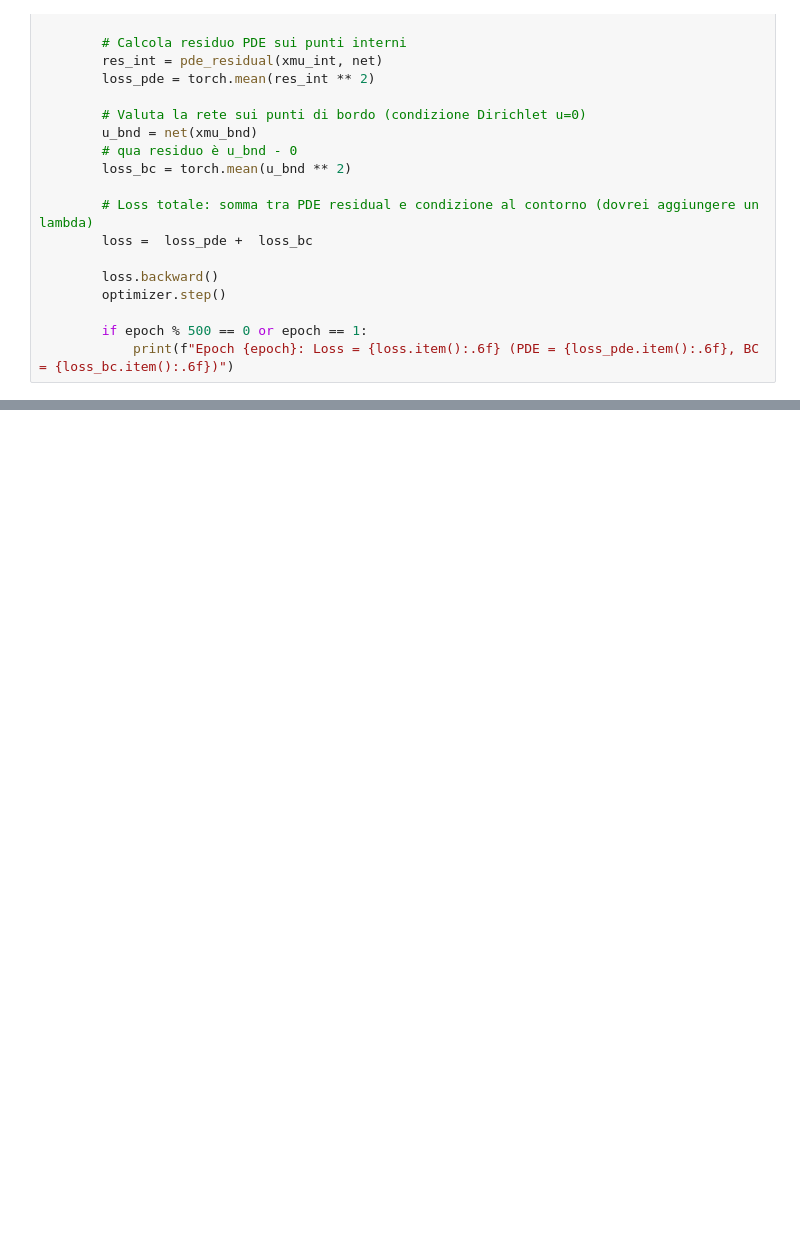
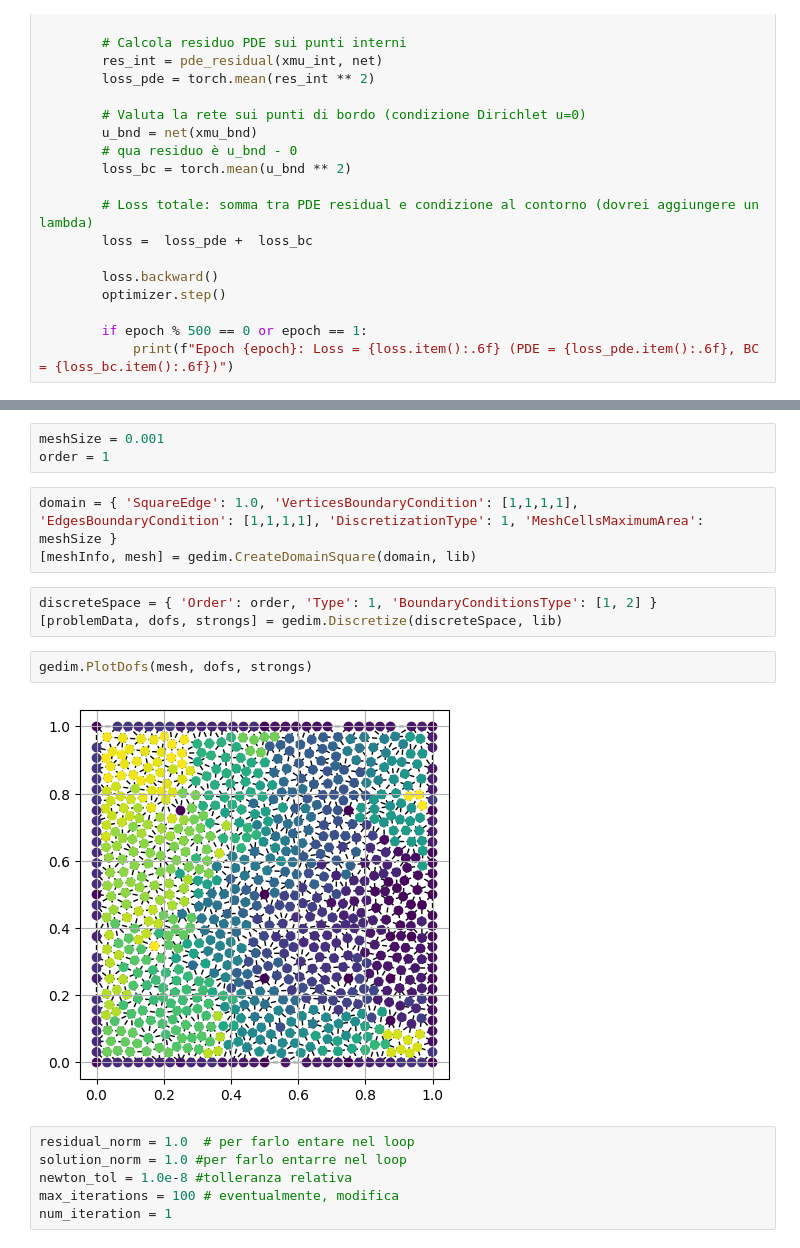
Before and after one commit to aurona23/progetto-MOR, a Jupyter notebook: pinn_project.ipynb, the cells around one changed output, grey strips where cells are left out. Saved outputs shown, nothing was run; the diff lists cells and outputs as text; blank space fills up the shorter version.

Commit message:
modificato file PINN

```diff
--- a/pinn_project.ipynb
+++ b/pinn_project.ipynb
@@ -192,0 +280,19 @@ plt.show()
+# %%
+meshSize = 0.001
+order = 1
+# %%
+domain = { 'SquareEdge': 1.0, 'VerticesBoundaryCondition': [1,1,1,1], 'EdgesBoundaryCondition': [1,1,1,1], 'DiscretizationType': 1, 'MeshCellsMaximumArea': meshSize }
+[meshInfo, mesh] = gedim.CreateDomainSquare(domain, lib)
+# %%
+discreteSpace = { 'Order': order, 'Type': 1, 'BoundaryConditionsType': [1, 2] }
+[problemData, dofs, strongs] = gedim.Discretize(discreteSpace, lib)
+# %%
+gedim.PlotDofs(mesh, dofs, strongs)
+# %% [output]
+[figure, added]
+# %%
+residual_norm = 1.0  # per farlo entare nel loop
+solution_norm = 1.0 #per farlo entarre nel loop
+newton_tol = 1.0e-8 #tolleranza relativa
+max_iterations = 100 # eventualmente, modifica
+num_iteration = 1
```
Also changed, not shown: parts of 12 cells of this notebook.
